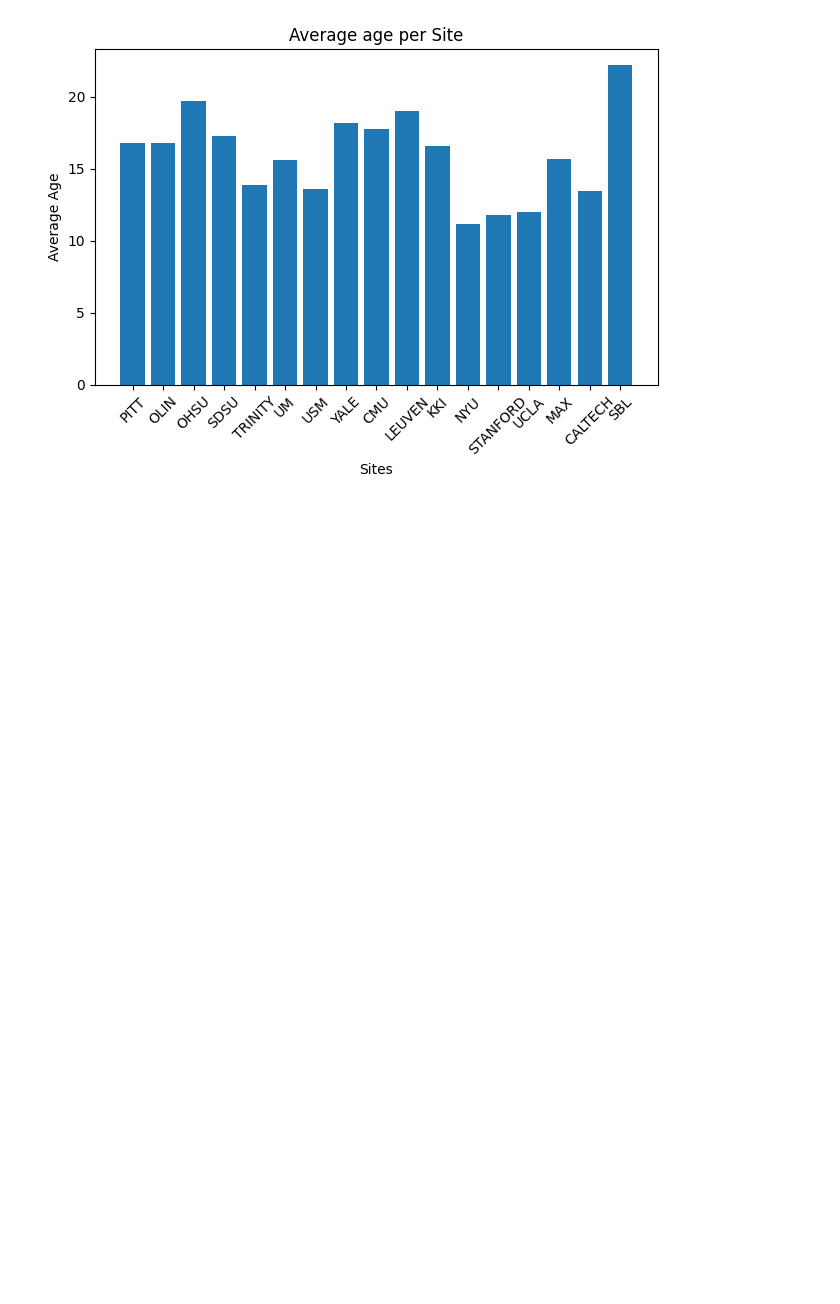
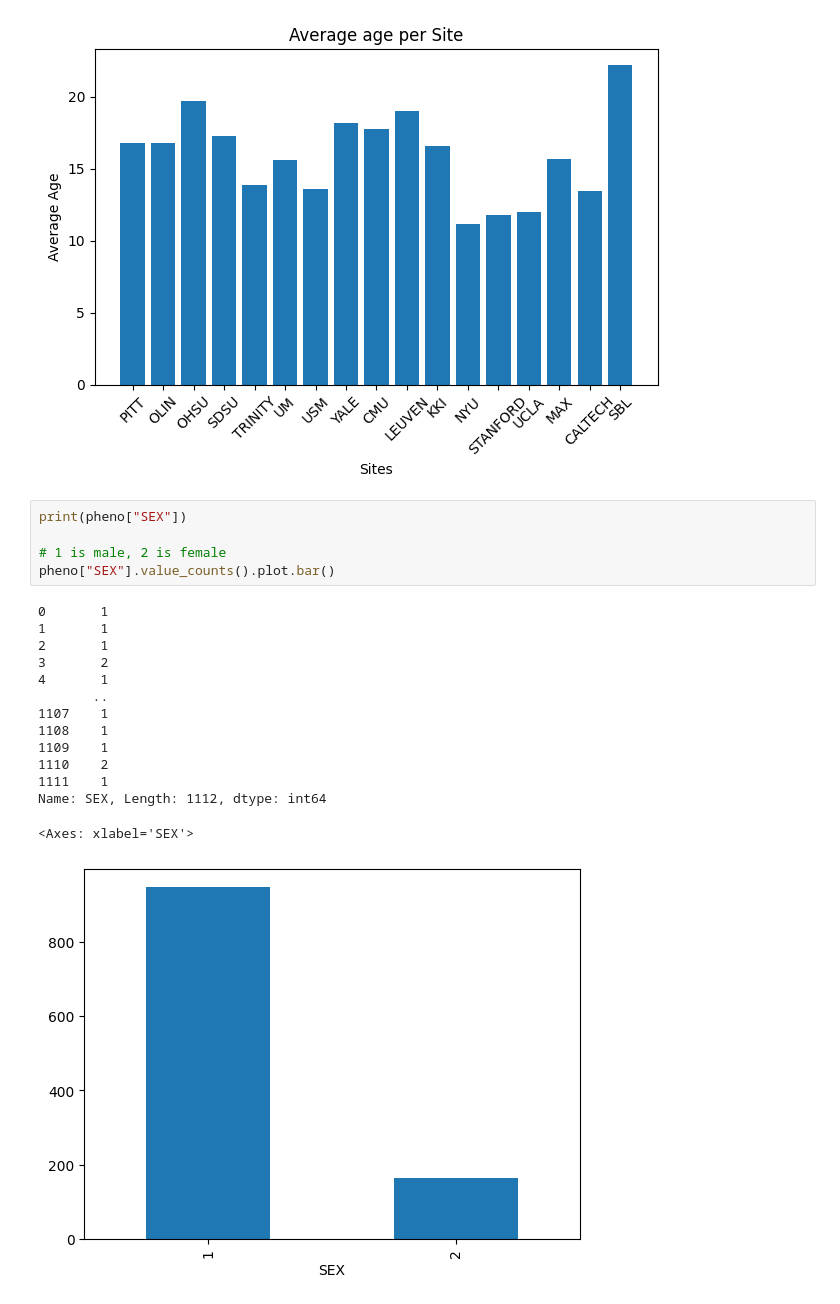
Before and after one commit to rithvik-palepu/autism-classification, a Jupyter notebook: notebooks/01_explore.ipynb, the cells around one changed output. Saved outputs shown, nothing was run; the diff lists cells and outputs as text; blank space fills up the shorter version.

```diff
--- a/notebooks/01_explore.ipynb
+++ b/notebooks/01_explore.ipynb
@@ -63,3 +81,23 @@ plt.tight_layout()
 plt.show()
 # %% [output]
 [figure]
+# %%
+print(pheno["SEX"])
+
+# 1 is male, 2 is female
+pheno["SEX"].value_counts().plot.bar()
+# %% [output]
+0       1
+1       1
+2       1
+3       2
+4       1
+       ..
+1107    1
+1108    1
+1109    1
+1110    2
+1111    1
+Name: SEX, Length: 1112, dtype: int64
+<Axes: xlabel='SEX'>
+[figure, added]
```
Also changed, not shown: parts of 5 cells of this notebook.
